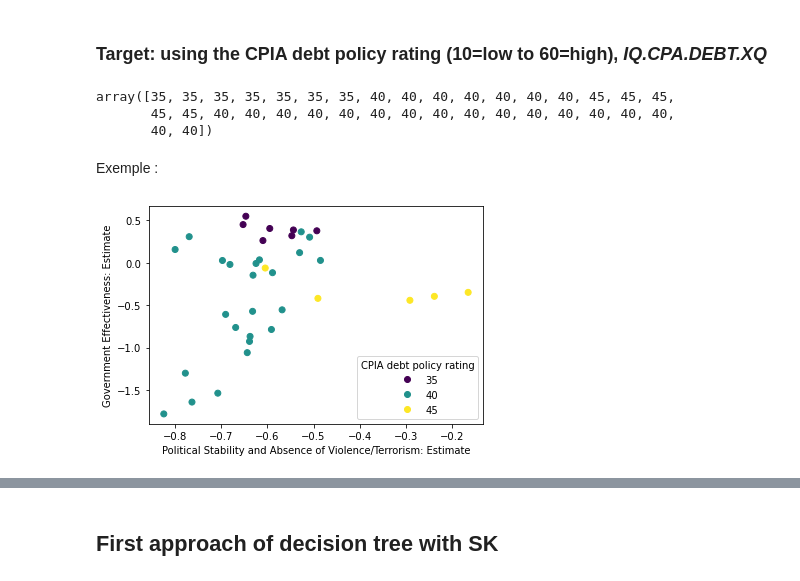
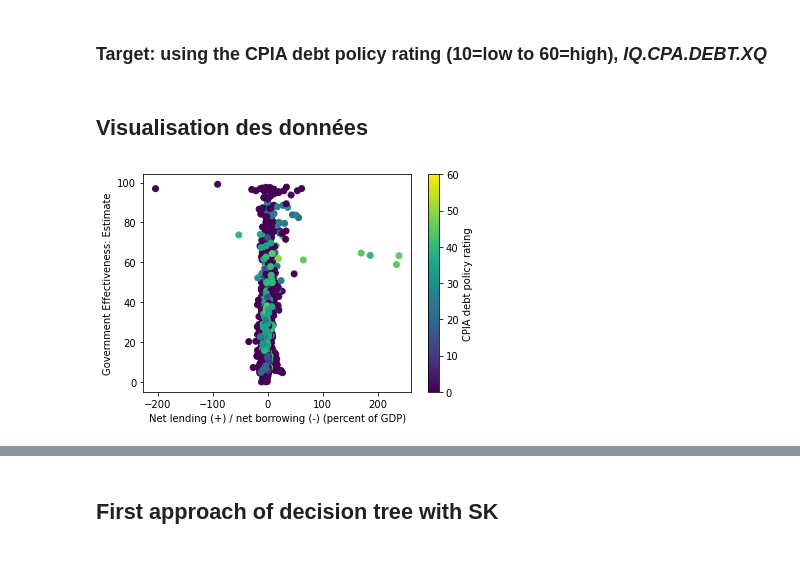
Before and after one commit to ibelfis/assessing_sov_risk, a Jupyter notebook: main.ipynb, the cells around one changed output, grey strips where cells are left out. Saved outputs shown, nothing was run; the diff lists cells and outputs as text; code cells hidden in the pictures.

```diff
--- a/main.ipynb
+++ b/main.ipynb
@@ -8,18 +8,18 @@ import numpy as np
 # %% [markdown]
 Paramètres :
 # %%
-first_year = 2004
+first_year = 1960
 
-country_list=["BEN","BFA"] #["BEN","BFA","CAN","CHE","DEU","HTI","MLI","NOR","SEN"]
-indic_list=["PV.EST","GE.EST"] #["PV.EST","GE.EST","IQ.CPA.FINQ.XQ","IQ.CPA.DEBT.XQ"]
+country_list=["USA","ARG","BGD","NOR"]  #["BFA","CAN","CHE","DEU","HTI","MLI","NOR","SEN"]
+indic_list=["GC.NLD.TOTL.GD.ZS","GE.EST","GC.REV.GOTR.ZS","PV.EST"] #["PV.EST","GE.EST","IQ.CPA.FINQ.XQ","IQ.CPA.DEBT.XQ"]
 # %% [markdown]
 Processing :
 # %%
 
 df = pd.read_csv('data/raw_data.csv')
 
-
-selected_countries = df.loc[df['Country Code'].isin(country_list)]
+selected_countries = df
+#selected_countries = df.loc[df['Country Code'].isin(country_list)]
 selected_countries_indicators = selected_countries.loc[selected_countries['Indicator Code'].isin(indic_list)]
 
 selected_countries_indicators = selected_countries_indicators.drop(['Country Name','Indicator Name'], axis=1)
@@ -38,5 +38,5 @@ contries_date_indic.columns.name = None
 contries_date_indic = contries_date_indic.drop(['Country Code','Date'], axis=1)
 
 data=contries_date_indic.to_numpy()
-data
+print(data)
 # %% [output]
@@ -74,20 +64,25 @@ df_target.columns.name = None
 df_target = df_target.drop(['Country Code','Date'], axis=1)
 
 target = (df_target.values * 10).ravel().astype(int)
-target
+target[target < 0] = 0
+
+
+
+set_target = set(target)
-# %% [output]
-array([35, 35, 35, 35, 35, 35, 35, 40, 40, 40, 40, 40, 40, 40, 45, 45, 45,
-       45, 45, 40, 40, 40, 40, 40, 40, 40, 40, 40, 40, 40, 40, 40, 40, 40,
-       40, 40])
-# %% [markdown]
-Exemple :
+# %% [markdown]
+## Visualisation des données
 # %%
 import matplotlib.pyplot as plt
 # %%
 _, ax = plt.subplots()
-scatter = ax.scatter(data[:, 0], data[:, 1], c=target)
-ax.set(xlabel="Political Stability and Absence of Violence/Terrorism: Estimate", ylabel="Government Effectiveness: Estimate")
-_ = ax.legend(scatter.legend_elements()[0], [35,40,45], loc="lower right", title="CPIA debt policy rating")
+scatter = ax.scatter(data[:, 0], data[:, 1], c=target, cmap='viridis')
+
+# Add a colorbar
+cbar = plt.colorbar(scatter, ax=ax)
+cbar.set_label('CPIA debt policy rating')
+
+ax.set(xlabel="Net lending (+) / net borrowing (-) (percent of GDP)", ylabel="Government Effectiveness: Estimate")
+#_ = ax.legend(scatter.legend_elements()[0], [35,40,45], loc="lower right", title="CPIA debt policy rating")
 plt.show()
 # %% [output]
-[figure, old version]
+[figure, new version]
```
Also changed, not shown: parts of 8 cells of this notebook.
